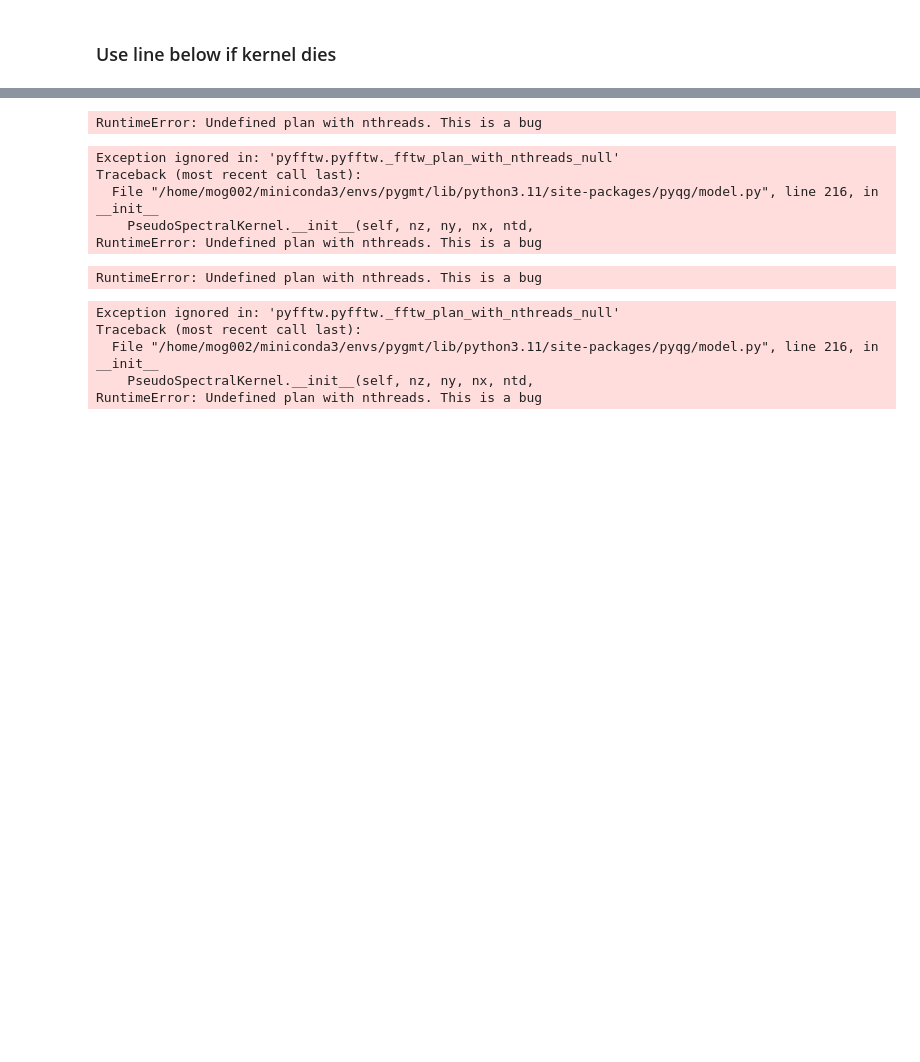
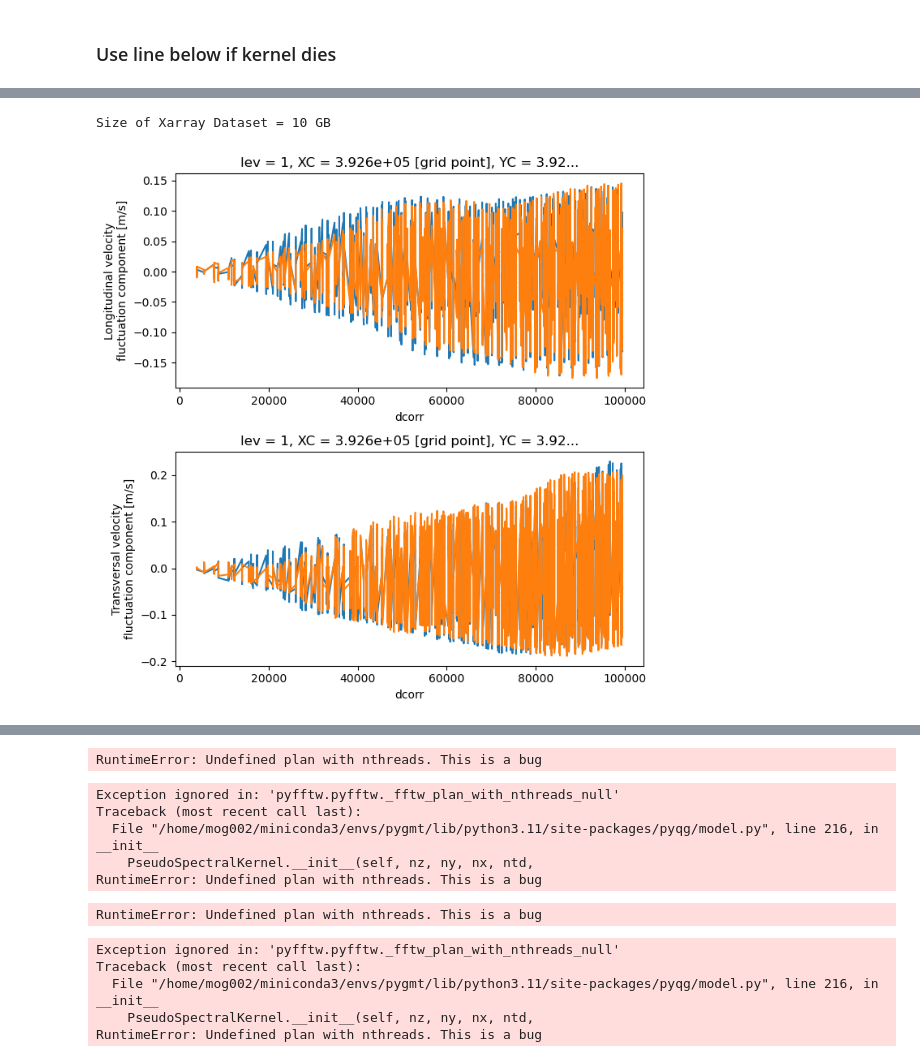
Before and after one commit to manuelogtzv/SF3_RLS, a Jupyter notebook: calcSF_QGmodel.ipynb, the cells around one changed output, grey strips where cells are left out. Cells and saved outputs as stored; diff of their text form; code cells hidden in the pictures; blank space fills up the shorter version.

Commit message:
Code to estimate structure functions (SFs) and kinetic energy (KE) transfers from both two-layer QG model outputs and ocean drifter datasets.

```diff
--- a/calcSF_QGmodel.ipynb
+++ b/calcSF_QGmodel.ipynb
@@ -197,0 +126,25 @@ SFeddy0 = calculateSF(eddyrun_lev.isel(lev=0, time=time3y), maxcorr, shiftdim, s
+# %%
+# Calculates structure functions
+shiftdim = 'XC','XC'
+maxcorr = 20
+grid = 'm'
+
+# rbins = np.arange(1e3, 2e5, 4e3)
+
+# Gets last five years of data
+nyears = 5
+yr = 365
+
+i1 = -2-yr*nyears
+time3y = np.arange(i1, i1 + yr*nyears)
+# %%
+# Chunks data
+
+chx = len(eddyrun_lev.XC)
+chy = len(eddyrun_lev.YC)
+cht = len(eddyrun_lev.time)
+
+chunks = {'XC': chx, 'YC': chy, 'time': cht}
+
+Udsn = eddyrun_lev.isel(lev=0, time=time3y).chunk(chunks)
+Udsn
@@ -197,0 +287,18 @@ SFeddy0 = calculateSF(eddyrun_lev.isel(lev=0, time=time3y), maxcorr, shiftdim, s
+# %%
+print('Size of Xarray Dataset = ' + str(int(SFtest.nbytes/1e9)) + ' GB')
+
+plt.figure(figsize=(7, 7))
+plt.subplot(2, 1, 1)
+SF_chunk.ulls.isel(XC=100, YC=100, time=0).sortby('dcorr').plot(marker='.', markersize=0.15)
+SF_chunk.ulls.isel(XC=100, YC=100, time=4).sortby('dcorr').plot(marker='.', markersize=0.15)
+# SFtest.ulls.isel(x=200, y=100, time=14).plot()
+
+plt.subplot(2, 1, 2)
+SF_chunk.utts.isel(XC=100, YC=100, time=0).sortby('dcorr').plot(marker='.', markersize=0.15)
+SF_chunk.utts.isel(XC=100, YC=100, time=4).sortby('dcorr').plot(marker='.', markersize=0.15)
+# SFtest.utts.isel(x=200, y=100, time=14).plot()
+
+plt.tight_layout()
+# %% [output]
+Size of Xarray Dataset = 10 GB
+[figure, added]
```
Also changed, not shown: parts of 52 cells of this notebook.
